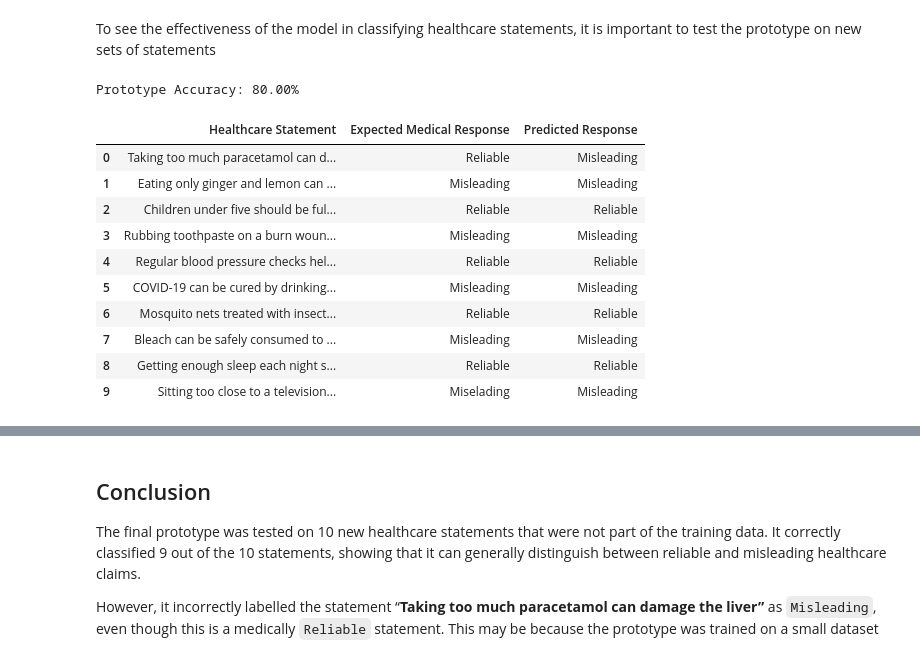
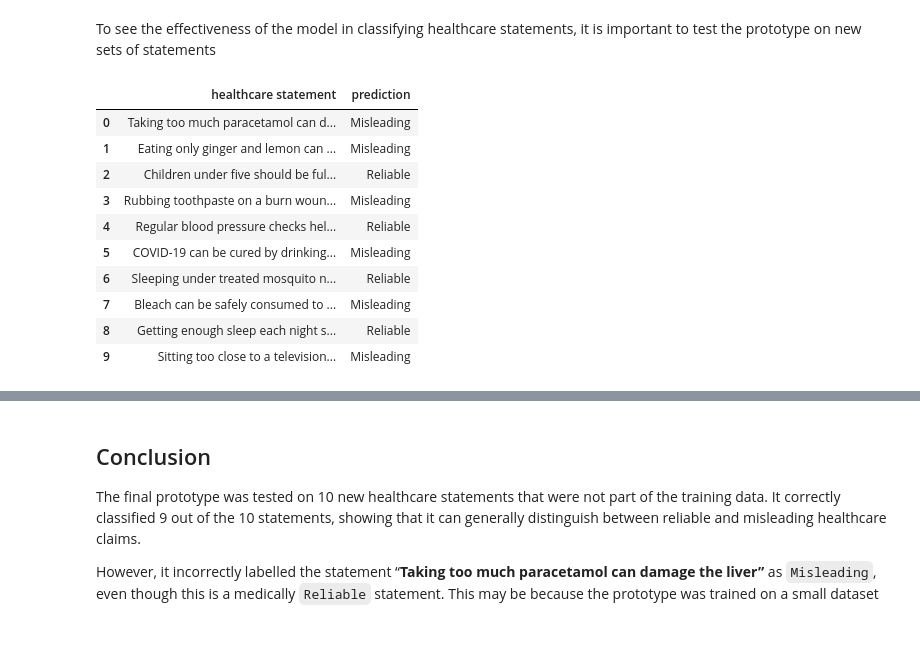
Before and after one commit to Ibitoye07/Healthcare-Statement-Classification, a Jupyter notebook: Healthcare_Statements_Classification.ipynb, the cells around one changed output, grey strips where cells are left out. Drawn from its saved outputs; the diff is of its cells as text; code cells hidden in the pictures.

```diff
--- a/Healthcare_Statements_Classification.ipynb
+++ b/Healthcare_Statements_Classification.ipynb
@@ -142,8 +150,8 @@ LOOCV was used to evaluate the model's performance. Since the results were satis
 # %%
-lr_vectorizer_final = TfidfVectorizer(stop_words='english')
-X_tfidf_final = lr_vectorizer_final.fit_transform(X)
+lr_vectorizer = TfidfVectorizer(stop_words='english')
+X = lr_vectorizer.fit_transform(X)
 final_model = LogisticRegression(max_iter =1000, class_weight='balanced', random_state=42)
-final_model.fit(X_tfidf_final,y)
+final_model.fit(X, y)
 # %% [output]
 LogisticRegression(class_weight='balanced', max_iter=1000, random_state=42)
 # %% [markdown]
@@ -151,51 +159,49 @@ LogisticRegression(class_weight='balanced', max_iter=1000, random_state=42)
 # %% [markdown]
 To see the effectiveness of the model in classifying healthcare statements, it is important to test the prototype on new sets of statements
 # %%
-new_healthcare_statements = [
+new_statements = [
     'Taking too much paracetamol can damage the liver',
     'Eating only ginger and lemon can cure typhoid fever',
     'Children under five should be fully vaccinated according to schedule',
     'Rubbing toothpaste on a burn wound speeds up healing',
     'Regular blood pressure checks help detect hypertension early',
     'COVID-19 can be cured by drinking hot water with chili pepper',
-    'Mosquito nets treated with insecticide reduce malaria transmission',
+    'Sleeping under treated mosquito nets reduce the risk of malaria transmission',
     'Bleach can be safely consumed to disinfect the body internally',
     'Getting enough sleep each night supports immune function and overall health',
     'Sitting too close to a television permanently damages eyesight',
 ]
 
-expected_response= ['Reliable', 'Misleading', 'Reliable', 'Misleading', 'Reliable', 'Misleading', 'Reliable',
-                       'Misleading', 'Reliable', 'Miselading']
+y_true= ['Reliable', 'Misleading', 'Reliable', 'Misleading', 'Reliable', 'Misleading', 'Reliable',
+                       'Misleading', 'Reliable', 'Misleading']
 
-X_test = lr_vectorizer_final.transform(new_healthcare_statements)
+X_test = lr_vectorizer.transform(new_statements)
 
 # Making predictions on the test set
 y_predictions = final_model.predict(X_test)
 
-accuracy = accuracy_score(expected_response, y_predictions)
-print(f'Prototype Accuracy: {accuracy:.2%}')
+accuracy = accuracy_score(y_true, y_predictions)
+
 # Prediction examples on a table
 results = pd.DataFrame({
-    'Healthcare Statement': new_healthcare_statements,
-    'Expected Medical Response': expected_response,
-    'Predicted Response': y_predictions
+    'healthcare statement': new_statements,
+    'prediction': y_predictions
 })
 
 pd.set_option('display.max_colwidth', None)
 
 # save the predicted examples as a csv file
 results.to_csv('Predicted_examples.csv', index =False)
 results
 # %% [output]
-Prototype Accuracy: 80.00%
-|  | Healthcare Statement | Expected Medical Response | Predicted Response |
-| 0 | Taking too much paracetamol can d... | Reliable | Misleading |
-| 1 | Eating only ginger and lemon can ... | Misleading | Misleading |
-| 2 | Children under five should be ful... | Reliable | Reliable |
-| 3 | Rubbing toothpaste on a burn woun... | Misleading | Misleading |
-| 4 | Regular blood pressure checks hel... | Reliable | Reliable |
-| 5 | COVID-19 can be cured by drinking... | Misleading | Misleading |
-| 6 | Mosquito nets treated with insect... | Reliable | Reliable |
-| 7 | Bleach can be safely consumed to ... | Misleading | Misleading |
-| 8 | Getting enough sleep each night s... | Reliable | Reliable |
-| 9 | Sitting too close to a television... | Miselading | Misleading |
+|  | healthcare statement | prediction |
+| 0 | Taking too much paracetamol can d... | Misleading |
+| 1 | Eating only ginger and lemon can ... | Misleading |
+| 2 | Children under five should be ful... | Reliable |
+| 3 | Rubbing toothpaste on a burn woun... | Misleading |
+| 4 | Regular blood pressure checks hel... | Reliable |
+| 5 | COVID-19 can be cured by drinking... | Misleading |
+| 6 | Sleeping under treated mosquito n... | Reliable |
+| 7 | Bleach can be safely consumed to ... | Misleading |
+| 8 | Getting enough sleep each night s... | Reliable |
+| 9 | Sitting too close to a television... | Misleading |
```
Also changed, not shown: parts of 11 cells of this notebook.
